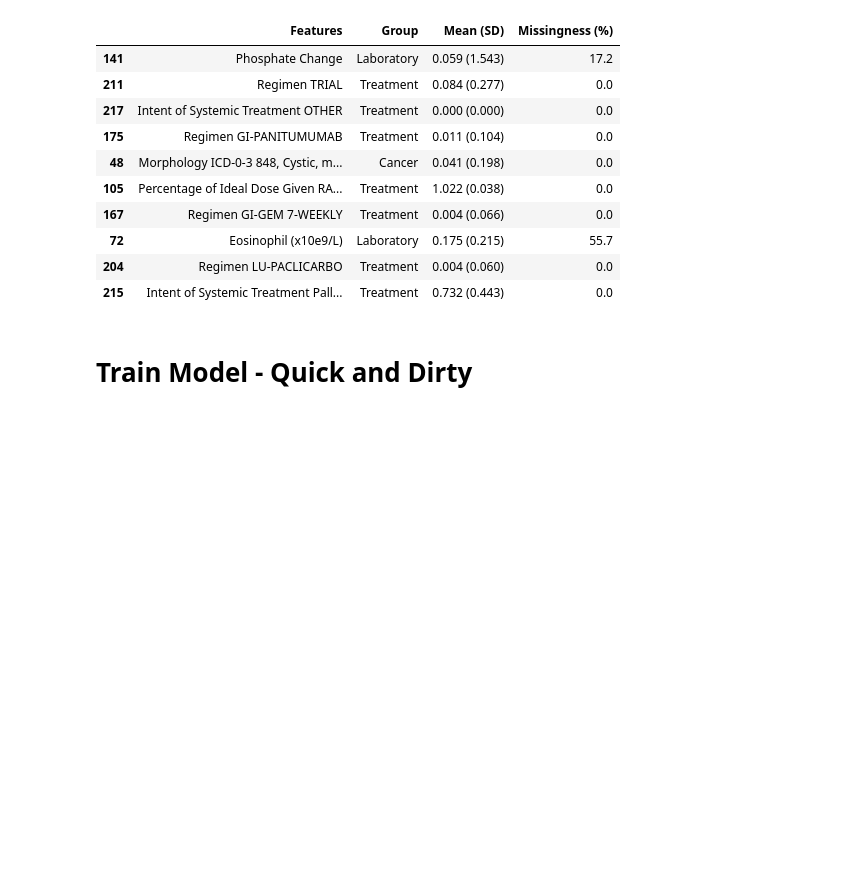
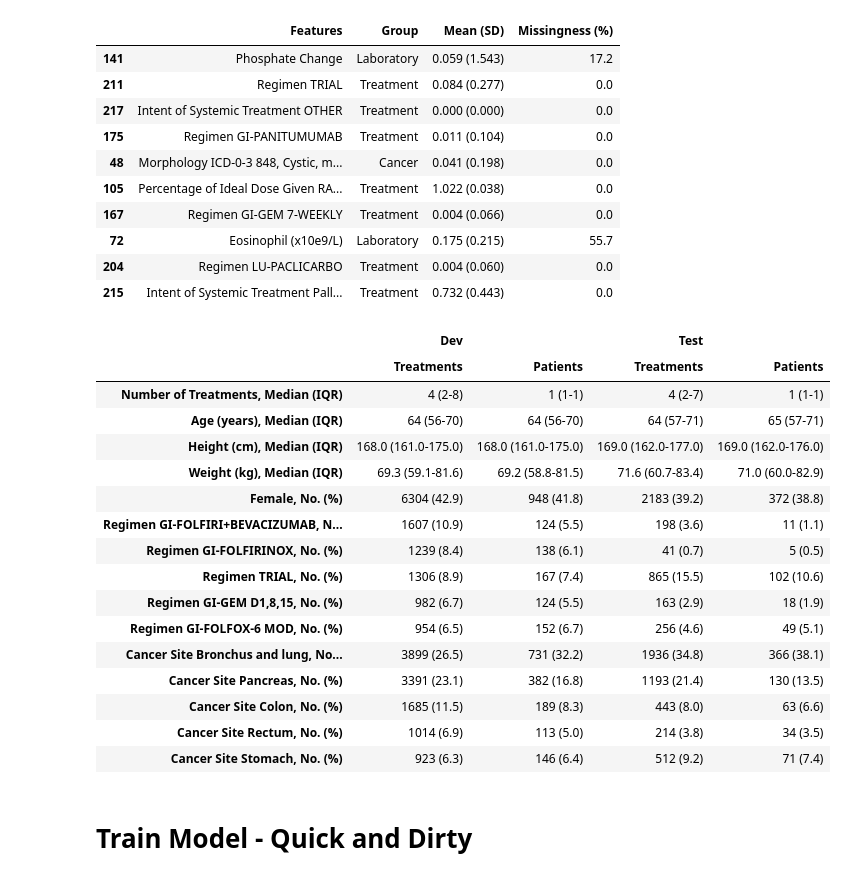
Before and after one commit to ml4oncology/PredUCE, a Jupyter notebook: notebooks/Symptom.ipynb, the cells around one changed output. Saved outputs shown, nothing was run; the diff lists cells and outputs as text; code cells hidden in the pictures; blank space fills up the shorter version.

Commit message:
add patient characteristic comparison to the main data

```diff
--- a/notebooks/Symptom.ipynb
+++ b/notebooks/Symptom.ipynb
@@ -115,6 +115,7 @@ df = collapse_rare_categories(df, catcols=['cancer_site', 'morphology'])
 # %%
 prep = PrepSympData()
 X, Y, metainfo = prep.run_pipeline(df, split_date='2017-09-30', target_pt_increases=target_pt_increases)
+df = df.loc[X.index]
 # clean up Y
 Y = Y[[col for col in Y.columns if col.endswith('pt_change')]]
 for substr in ['target_', 'esas_']: Y.columns = Y.columns.str.replace(substr, '')
@@ -194,6 +195,35 @@ feature_summary(x, save_path='result/tables/feature_summary.csv').sample(10, ran
 | 72 | Eosinophil (x10e9/L) | Laboratory | 0.175 (0.215) | 55.7 |
 | 204 | Regimen LU-PACLICARBO | Treatment | 0.004 (0.060) | 0.0 |
 | 215 | Intent of Systemic Treatment Pall... | Treatment | 0.732 (0.443) | 0.0 |
+# %%
+# Patient Characteristics
+cancer_cols = [col for col in df.columns if col.startswith('cancer_site')]
+top_cancers = df.loc[train_mask, cancer_cols].sum().sort_values(ascending=False)[:5].index
+top_regimens = df.loc[train_mask, 'regimen'].value_counts()[:5].index
+result = dict()
+result[('Dev', 'Treatments')] = get_patient_characteristics(df[train_mask | valid_mask], top_regimens, top_cancers)
+result[('Dev', 'Patients')] = get_patient_characteristics(df[train_mask | valid_mask].groupby('mrn').last(), top_regimens, top_cancers)
+result[('Test', 'Treatments')] = get_patient_characteristics(df[test_mask], top_regimens, top_cancers)
+result[('Test', 'Patients')] = get_patient_characteristics(df[test_mask].groupby('mrn').last(), top_regimens, top_cancers)
+pd.DataFrame(result)
+# %% [output]
+|  | Dev |  | Test |  |
+|  | Treatments | Patients | Treatments | Patients |
+| Number of Treatments, Median (IQR) | 4 (2-8) | 1 (1-1) | 4 (2-7) | 1 (1-1) |
+| Age (years), Median (IQR) | 64 (56-70) | 64 (56-70) | 64 (57-71) | 65 (57-71) |
+| Height (cm), Median (IQR) | 168.0 (161.0-175.0) | 168.0 (161.0-175.0) | 169.0 (162.0-177.0) | 169.0 (162.0-176.0) |
+| Weight (kg), Median (IQR) | 69.3 (59.1-81.6) | 69.2 (58.8-81.5) | 71.6 (60.7-83.4) | 71.0 (60.0-82.9) |
+| Female, No. (%) | 6304 (42.9) | 948 (41.8) | 2183 (39.2) | 372 (38.8) |
+| Regimen GI-FOLFIRI+BEVACIZUMAB, N... | 1607 (10.9) | 124 (5.5) | 198 (3.6) | 11 (1.1) |
+| Regimen GI-FOLFIRINOX, No. (%) | 1239 (8.4) | 138 (6.1) | 41 (0.7) | 5 (0.5) |
+| Regimen TRIAL, No. (%) | 1306 (8.9) | 167 (7.4) | 865 (15.5) | 102 (10.6) |
+| Regimen GI-GEM D1,8,15, No. (%) | 982 (6.7) | 124 (5.5) | 163 (2.9) | 18 (1.9) |
+| Regimen GI-FOLFOX-6 MOD, No. (%) | 954 (6.5) | 152 (6.7) | 256 (4.6) | 49 (5.1) |
+| Cancer Site Bronchus and lung, No... | 3899 (26.5) | 731 (32.2) | 1936 (34.8) | 366 (38.1) |
+| Cancer Site Pancreas, No. (%) | 3391 (23.1) | 382 (16.8) | 1193 (21.4) | 130 (13.5) |
+| Cancer Site Colon, No. (%) | 1685 (11.5) | 189 (8.3) | 443 (8.0) | 63 (6.6) |
+| Cancer Site Rectum, No. (%) | 1014 (6.9) | 113 (5.0) | 214 (3.8) | 34 (3.5) |
+| Cancer Site Stomach, No. (%) | 923 (6.3) | 146 (6.4) | 512 (9.2) | 71 (7.4) |
 # %% [markdown]
 # Train Model - Quick and Dirty
 # %%
```
Also changed, not shown: parts of 1 cell of this notebook.
